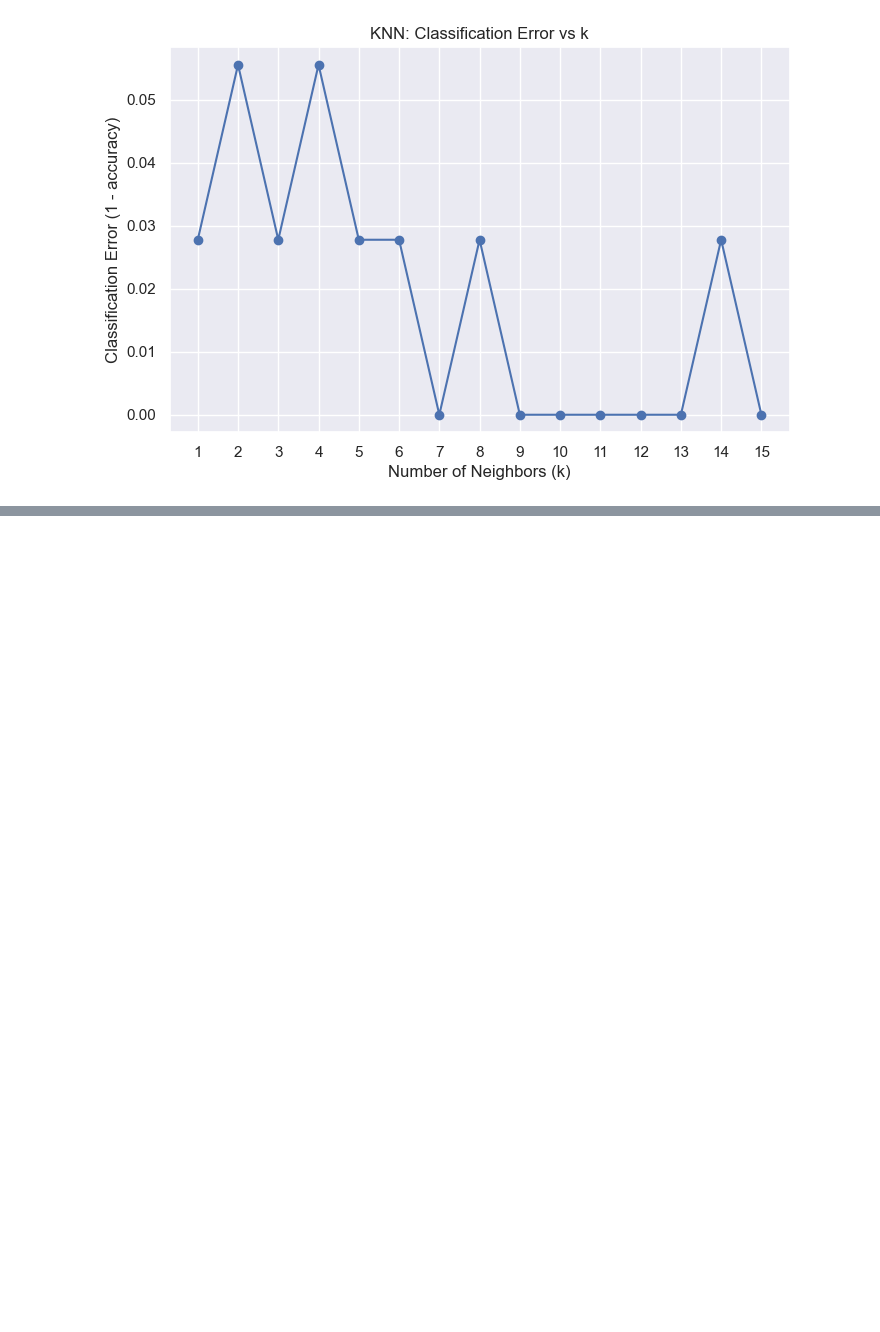
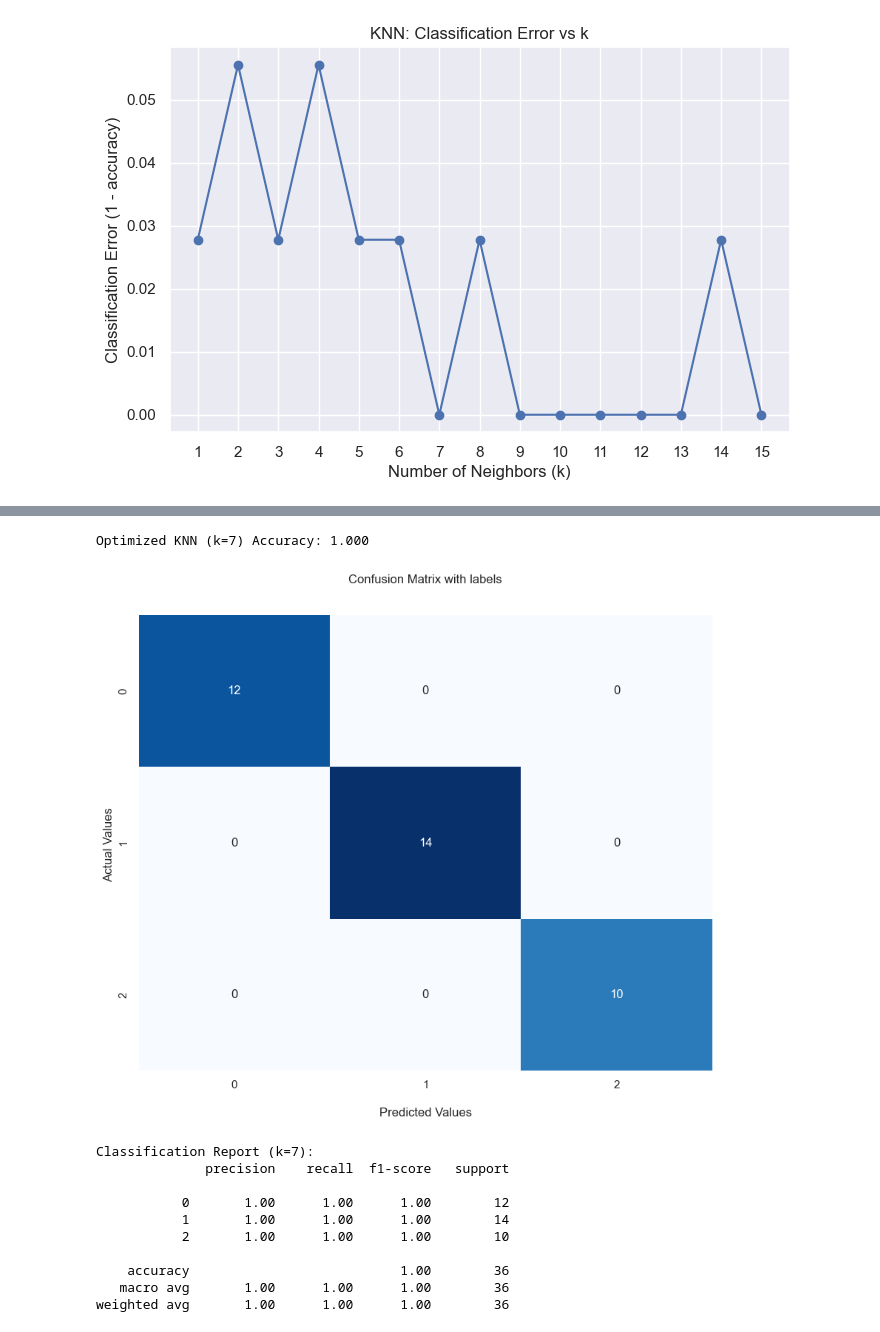
Before and after one commit to t0dd26/CMOR438-Spring-2025, a Jupyter notebook: Supervised ML/Classification/KNN.ipynb, the cells around one changed output, grey strips where cells are left out. Cells and saved outputs as stored; diff of their text form; code cells hidden in the pictures; blank space fills up the shorter version.

```diff
--- a/Supervised ML/Classification/KNN.ipynb
+++ b/Supervised ML/Classification/KNN.ipynb
@@ -229,0 +278,31 @@ plt.show()
+# %%
+print(f"\nOptimized KNN (k=7) Accuracy: {acc_7:.3f}")
+
+# View the confusion matrix using the seaborn package
+plt.figure(figsize = (10, 8))
+ax = sns.heatmap(cm_7, annot=True, cmap='Blues', cbar=False)
+
+ax.set_title('Confusion Matrix with labels\n\n');
+ax.set_xlabel('\nPredicted Values')
+ax.set_ylabel('Actual Values ');
+
+## Ticket labels - List must be in alphabetical order
+ax.xaxis.set_ticklabels(['0', '1', '2'])
+ax.yaxis.set_ticklabels(['0', '1', '2'])
+plt.show()
+
+print("\nClassification Report (k=7):")
+print(report_7)
+# %% [output]
+Optimized KNN (k=7) Accuracy: 1.000
+[figure, added]
+Classification Report (k=7):
+              precision    recall  f1-score   support
+
+           0       1.00      1.00      1.00        12
+           1       1.00      1.00      1.00        14
+           2       1.00      1.00      1.00        10
+
+    accuracy                           1.00        36
+   macro avg       1.00      1.00      1.00        36
+weighted avg       1.00      1.00      1.00        36
```
Also changed, not shown: parts of 5 cells of this notebook, 9 other files.
